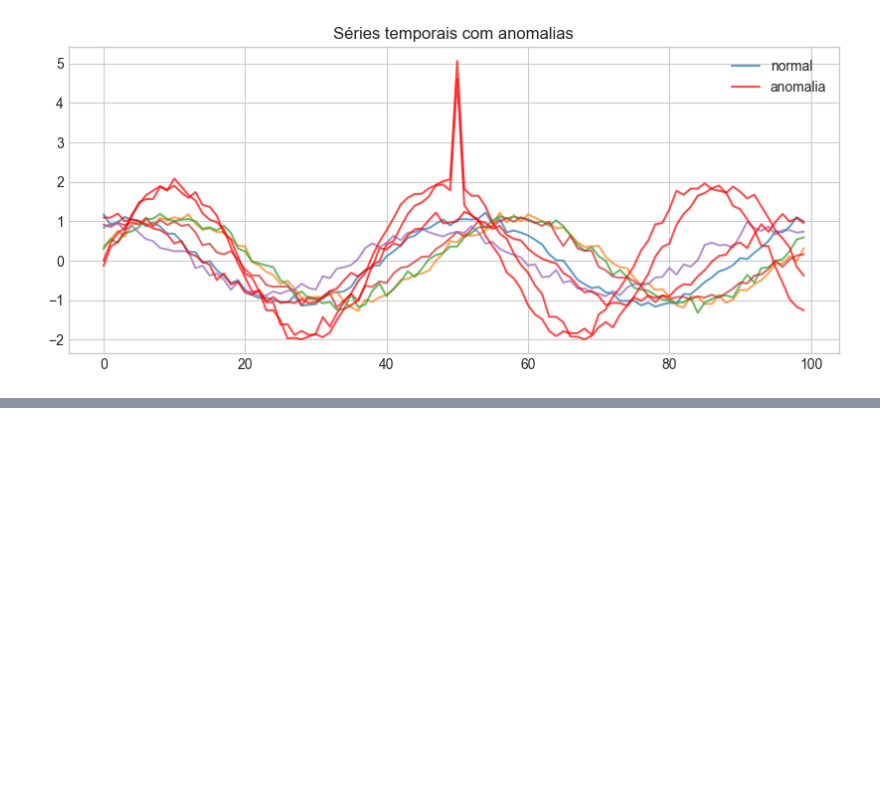
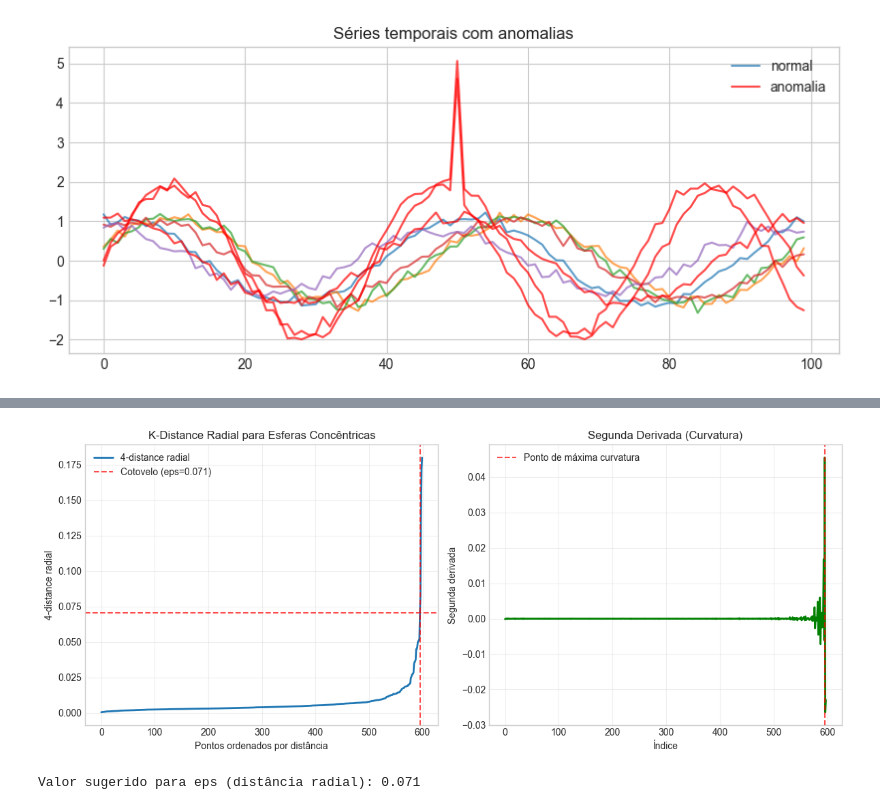
Before and after one commit to gilcesarf/unsupervised-learning, a Jupyter notebook: 04 - DBSCAN.ipynb, the cells around one changed output, grey strips where cells are left out. Saved outputs shown, nothing was run; the diff lists cells and outputs as text; code cells hidden in the pictures; blank space fills up the shorter version.

```diff
--- a/04 - DBSCAN.ipynb
+++ b/04 - DBSCAN.ipynb
@@ -592,0 +884,58 @@ plt.show()
+# %%
+# 2. Plotar o K-Distance radial para sugerir eps
+def plot_radial_k_distance(X, min_pts, title="K-Distance Radial Plot"):
+    """Plota o gráfico K-Distance usando distância radial."""
+    k = int(min_pts - 1)
+
+    # Calcular distâncias radiais
+    norms = np.linalg.norm(X, axis=1)
+    radial_distances = np.abs(norms[:, np.newaxis] - norms)
+
+    # Para cada ponto, encontrar a k-ésima distância radial mais próxima
+    kth_distances = []
+    for i in range(len(X)):
+        distances = radial_distances[i]
+        distances[i] = np.inf  # excluir o próprio ponto
+        sorted_distances = np.sort(distances)
+        kth_distances.append(sorted_distances[k])
+
+    k_distances_sorted = np.sort(kth_distances)
+
+    # Encontrar o cotovelo
+    second_derivative = np.diff(k_distances_sorted, n=2)
+    elbow_idx = np.argmax(second_derivative)
+    suggested_eps = k_distances_sorted[elbow_idx]
+
+    # Plot
+    plt.figure(figsize=(12, 5))
+
+    plt.subplot(1, 2, 1)
+    plt.plot(range(len(k_distances_sorted)), k_distances_sorted, linewidth=2, label=f'{k}-distance radial')
+    plt.axvline(x=elbow_idx, color='red', linestyle='--', alpha=0.7, label=f'Cotovelo (eps={suggested_eps:.3f})')
+    plt.axhline(y=suggested_eps, color='red', linestyle='--', alpha=0.7)
+    plt.xlabel("Pontos ordenados por distância")
+    plt.ylabel(f"{k}-distance radial")
+    plt.title(title)
+    plt.grid(True, alpha=0.3)
+    plt.legend()
+
+    plt.subplot(1, 2, 2)
+    plt.plot(range(len(second_derivative)), second_derivative, linewidth=2, color='green')
+    plt.axvline(x=elbow_idx, color='red', linestyle='--', alpha=0.7, label='Ponto de máxima curvatura')
+    plt.xlabel("Índice")
+    plt.ylabel("Segunda derivada")
+    plt.title("Segunda Derivada (Curvatura)")
+    plt.grid(True, alpha=0.3)
+    plt.legend()
+
+    plt.tight_layout()
+    plt.show()
+
+    return suggested_eps
+
+# Plotar K-Distance radial
+suggested_eps_radial = plot_radial_k_distance(X_spheres, min_pts=5, title="K-Distance Radial para Esferas Concêntricas")
+print(f"Valor sugerido para eps (distância radial): {suggested_eps_radial:.3f}")
+# %% [output]
+[figure, added]
+Valor sugerido para eps (distância radial): 0.071
```
Also changed, not shown: parts of 16 cells of this notebook.
